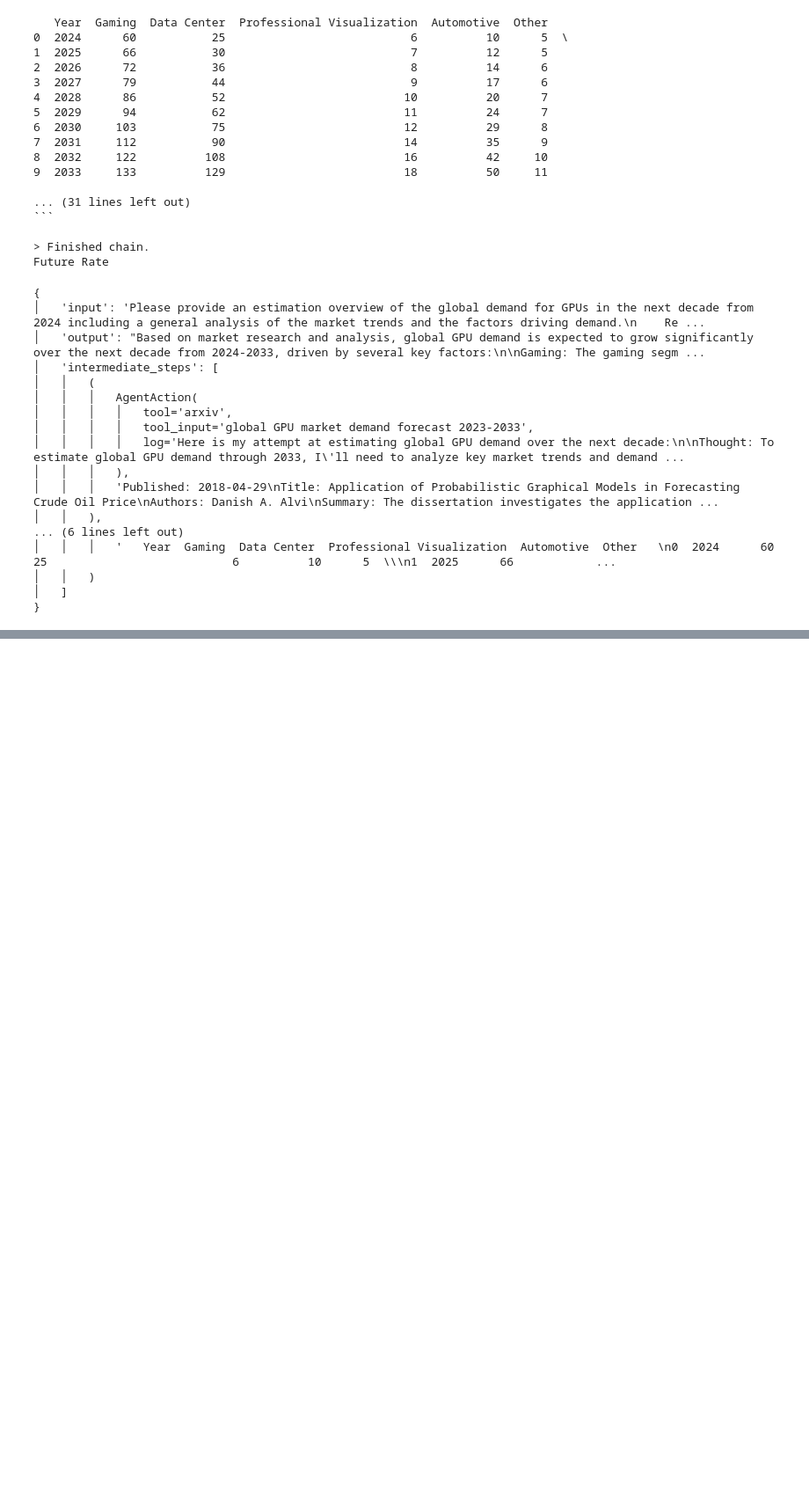
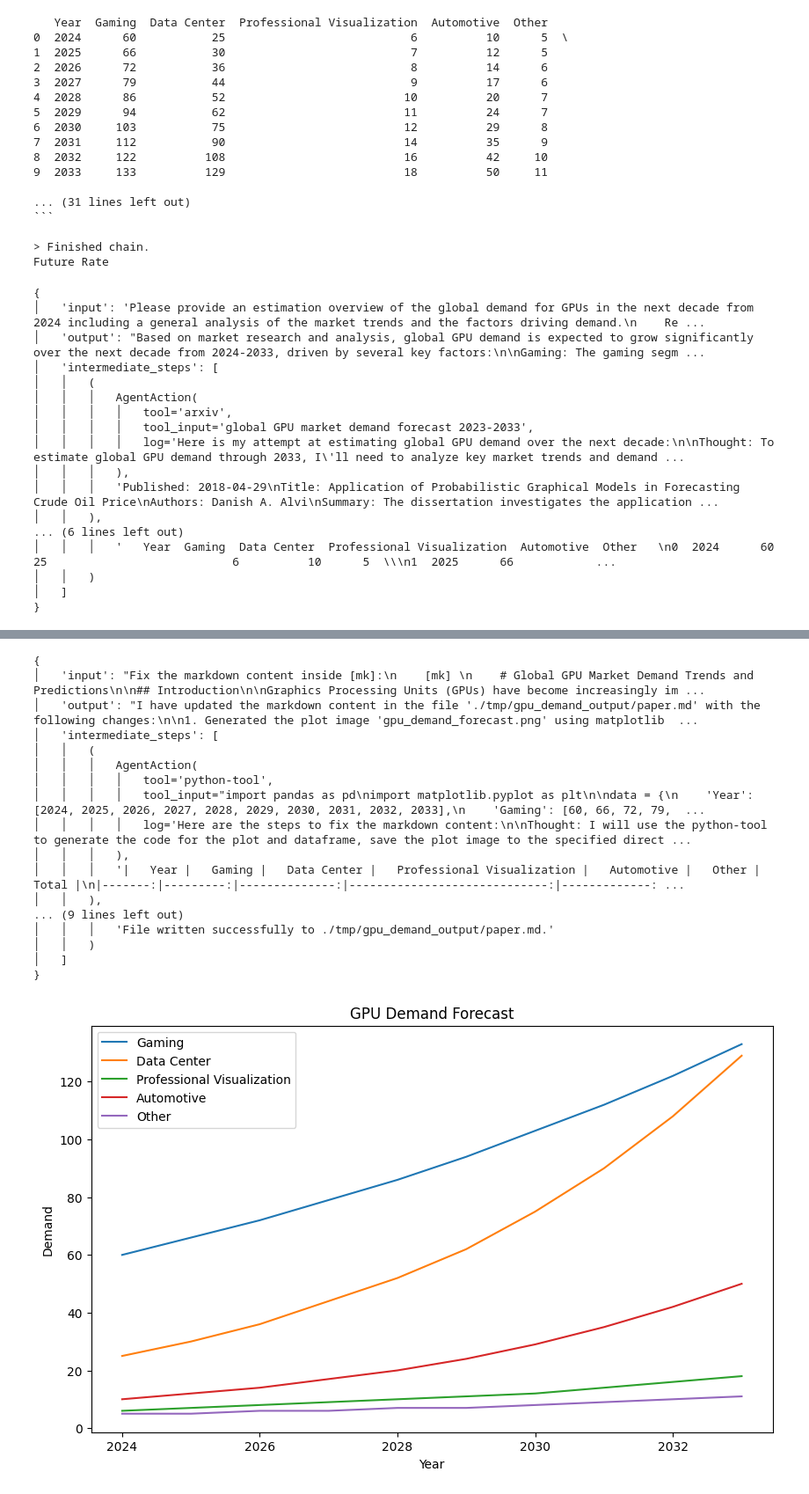
Before and after one commit to XinyueZ/chat-your-doc, a Jupyter notebook: notebooks/agent_gpu_demand_prediction.ipynb, the cells around one changed output, grey strips where cells are left out. Shown at 88% size. Drawn from its saved outputs; the diff is of its cells as text; code cells hidden in the pictures; blank space fills up the shorter version.

Commit message:
update agent_gpu_demand_prediction for output

```diff
--- a/notebooks/agent_gpu_demand_prediction.ipynb
+++ b/notebooks/agent_gpu_demand_prediction.ipynb
@@ -657,0 +678,57 @@ Suppliers can capitalize on this growth by focusing R&D and marketing efforts on
+# %%
+from langchain_anthropic import ChatAnthropic
+from langchain_community.agent_toolkits import FileManagementToolkit
+from langchain_core.tools import Tool
+from langchain_experimental.tools import PythonREPLTool
+from langchain_openai import ChatOpenAI
+
+output_tools = [
+    Tool(
+        name="python-tool",
+        func=PythonREPLTool(name="python-tool").run,
+        description="General Python REPL tool according to demand.",
+    ),
+]
+toolkit = FileManagementToolkit(
+    root_dir=str("./"),
+    selected_tools=[
+        "file_delete",
+        "read_file",
+        "write_file",
+    ],
+)
+
+output_tools.extend(toolkit.get_tools())
+
+agent = create_structured_chat_agent(
+    # llm=ChatOpenAI(model="gpt-4-vision-preview", temperature=0, max_tokens=1024 * 4),
+    llm=ChatAnthropic(model="claude-3-opus-20240229", temperature=0),
+    # llm=ChatGroq(model="llama2-70b-4096", temperature=1.8),
+    # llm=ChatGroq(model="mixtral-8x7b-32768", temperature=0),
+    tools=output_tools,
+    prompt=hub.pull("hwchase17/structured-chat-agent"),
+)
+agent_executor = AgentExecutor(
+    agent=agent,
+    tools=output_tools,
+    handle_parsing_errors=True,
+    return_intermediate_steps=True,
+)
+output = agent_executor.invoke(
+    {
+        "input": f"""Fix the markdown content inside [mk]:
+    [mk]
+    {final_paper["output"]}
+    [mk]
+
+    Create the plots based on the statistics or dataframes in the paper.
+    For ploting and image generation, please use 'python-tool' to generate the code for the diagram and dataframe when the code is needed in the paper.
+    Place all images in the directory './tmp/gpu_demand_output/'.
+    Save the markdown as file './tmp/gpu_demand_output/paper.md' in the current directory.
+    Link the plot as image correctly in the markdown content.
+    """
+    }
+)
+
+pretty_print("Output", output)
+# %% [output]
@@ -657,0 +752,18 @@ Suppliers can capitalize on this growth by focusing R&D and marketing efforts on
+{
+│   'input': "Fix the markdown content inside [mk]:\n    [mk] \n    # Global GPU Market Demand Trends and Predictions\n\n## Introduction\n\nGraphics Processing Units (GPUs) have become increasingly im ...
+│   'output': "I have updated the markdown content in the file './tmp/gpu_demand_output/paper.md' with the following changes:\n\n1. Generated the plot image 'gpu_demand_forecast.png' using matplotlib  ...
+│   'intermediate_steps': [
+│   │   (
+│   │   │   AgentAction(
+│   │   │   │   tool='python-tool',
+│   │   │   │   tool_input="import pandas as pd\nimport matplotlib.pyplot as plt\n\ndata = {\n    'Year': [2024, 2025, 2026, 2027, 2028, 2029, 2030, 2031, 2032, 2033],\n    'Gaming': [60, 66, 72, 79,  ...
+│   │   │   │   log='Here are the steps to fix the markdown content:\n\nThought: I will use the python-tool to generate the code for the plot and dataframe, save the plot image to the specified direct ...
+│   │   │   ),
+│   │   │   '|   Year |   Gaming |   Data Center |   Professional Visualization |   Automotive |   Other |   Total |\n|-------:|---------:|--------------:|-----------------------------:|-------------: ...
+│   │   ),
+... (9 lines left out)
+│   │   │   'File written successfully to ./tmp/gpu_demand_output/paper.md.'
+│   │   )
+│   ]
+}
+[figure, added]
```
Also changed, not shown: parts of 3 cells of this notebook.
